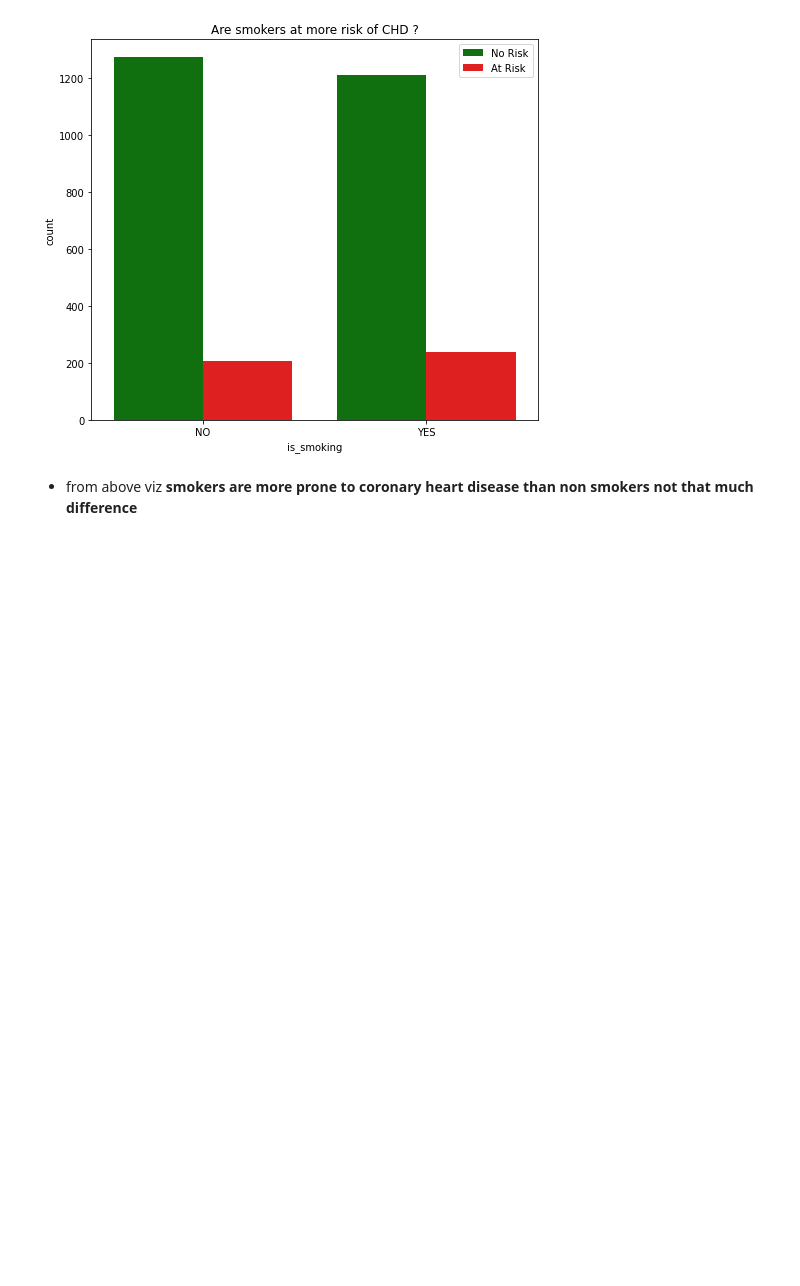
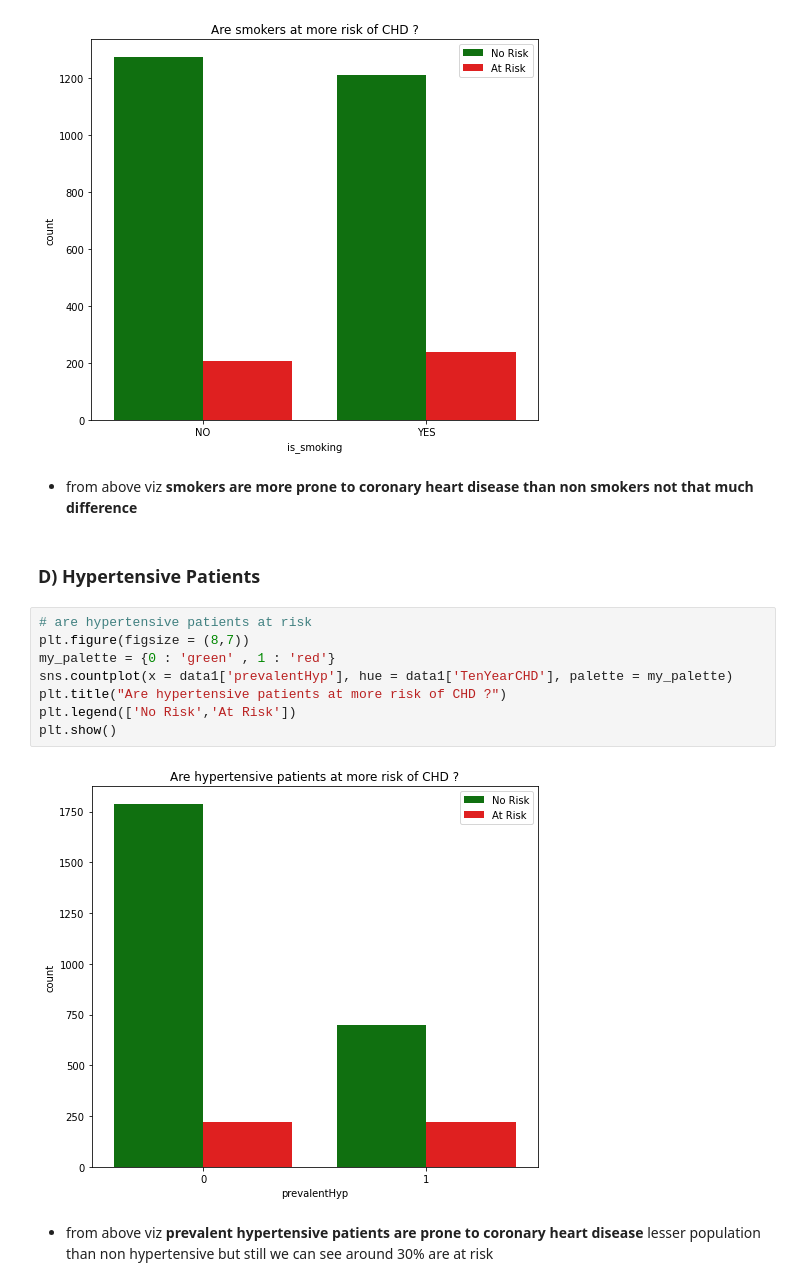
Before and after one commit to Deven876/project3-Cardiovascular-Risk-Prediction, a Jupyter notebook: Project3_Cardiovascular_Risk_Prediction.ipynb, the cells around one changed output. Drawn from its saved outputs; the diff is of its cells as text; blank space fills up the shorter version.

Commit message:
hypertensive patients analysis

```diff
--- a/Project3_Cardiovascular_Risk_Prediction.ipynb
+++ b/Project3_Cardiovascular_Risk_Prediction.ipynb
@@ -277,3 +277,19 @@ plt.show()
 # %% [markdown]
 - from above viz
 **smokers  are more prone to coronary heart disease than non smokers not that much difference**
+# %% [markdown]
+### D) Hypertensive Patients
+# %%
+# are hypertensive patients at risk
+plt.figure(figsize = (8,7))
+my_palette = {0 : 'green' , 1 : 'red'}
+sns.countplot(x = data1['prevalentHyp'], hue = data1['TenYearCHD'], palette = my_palette)
+plt.title("Are hypertensive patients at more risk of CHD ?")
+plt.legend(['No Risk','At Risk'])
+plt.show()
+# %% [output]
+[figure, added]
+# %% [markdown]
+- from above viz
+**prevalent hypertensive patients are prone to coronary heart disease**
+lesser population than non hypertensive but still we can see around 30% are at risk
```
